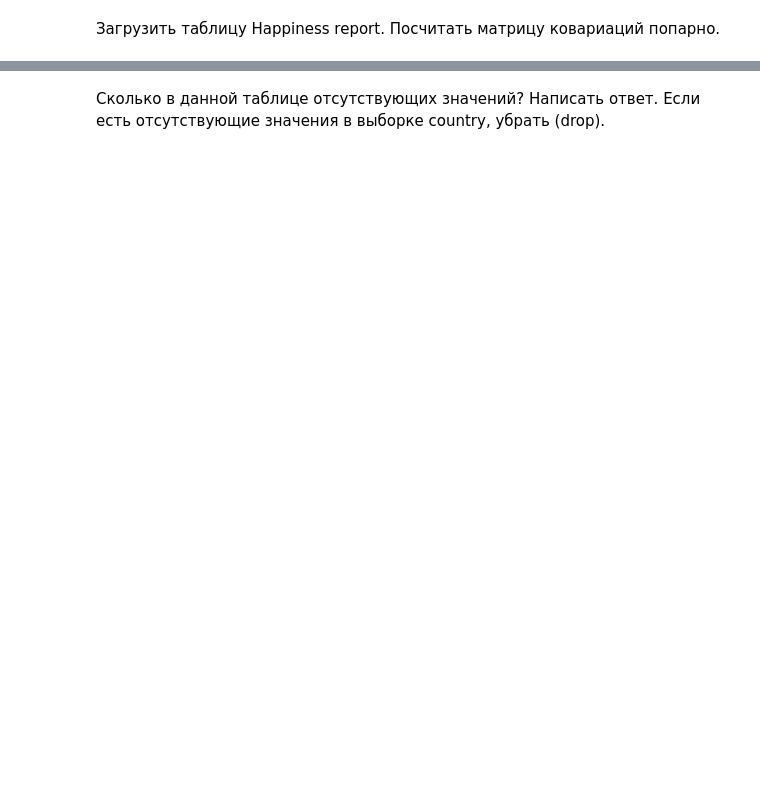
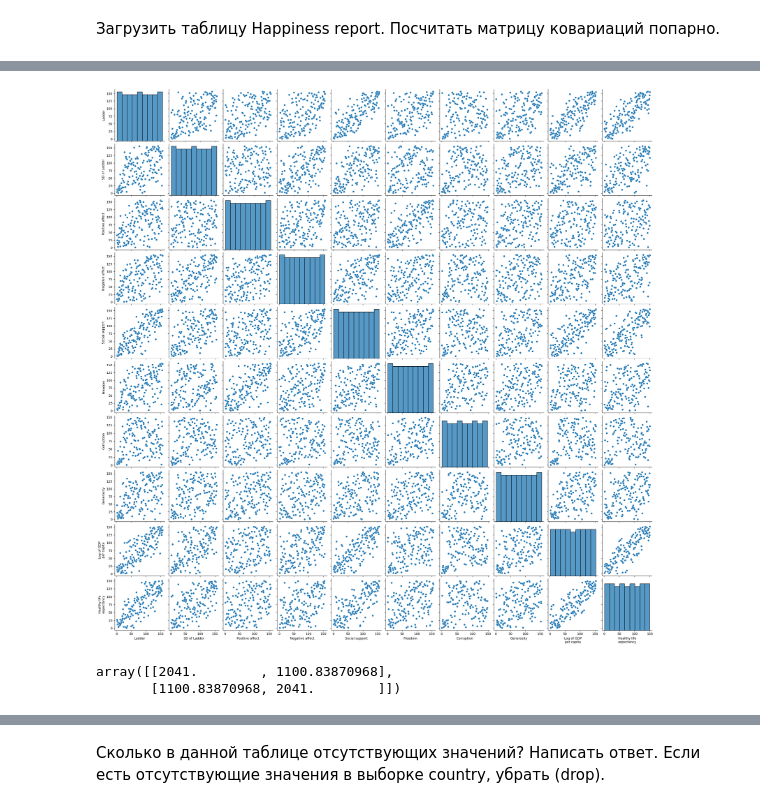
Before and after one commit to Rebeil/Python, a Jupyter notebook: 20.statistics/work_20.ipynb, the cells around one changed output, grey strips where cells are left out. Saved outputs shown, nothing was run; the diff lists cells and outputs as text; code cells hidden in the pictures; blank space fills up the shorter version.

```diff
--- a/20.statistics/work_20.ipynb
+++ b/20.statistics/work_20.ipynb
@@ -378,3 +497,13 @@ data.head()
 | 2 | Norway | 3 | 8 | 16.0 | 29.0 | 3.0 | 3.0 | ... |
 | 3 | Iceland | 4 | 9 | 3.0 | 3.0 | 1.0 | 7.0 | ... |
 | 4 | Netherlands | 5 | 1 | 12.0 | 25.0 | 15.0 | 19.0 | ... |
+# %%
+fig = sns.pairplot(data=data)
+plt.show()
+# %% [output]
+[figure, added]
+# %%
+np.cov(data['SD of Ladder'], data['Ladder'])
+# %% [output]
+array([[2041.        , 1100.83870968],
+       [1100.83870968, 2041.        ]])
```
Also changed, not shown: parts of 28 cells of this notebook.
